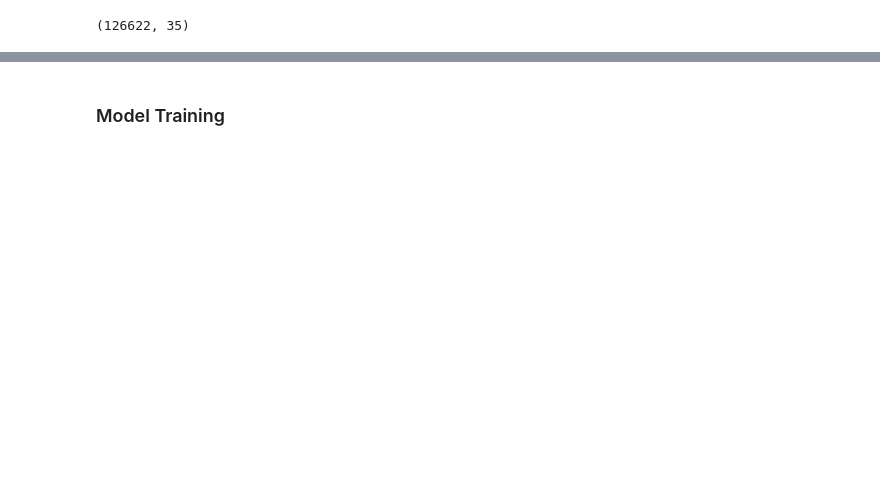
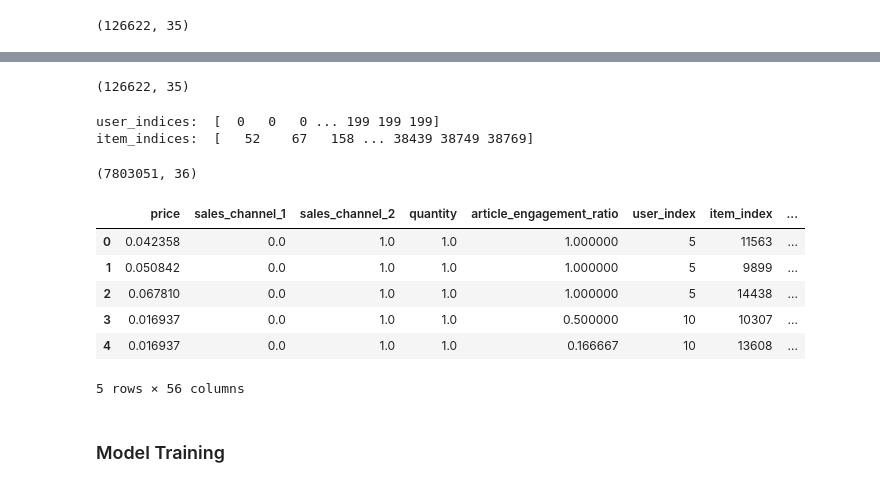
Before and after one commit to Afats/HnM-recco, a Jupyter notebook: hnm-notebook.ipynb, the cells around one changed output, grey strips where cells are left out. Drawn from its saved outputs; the diff is of its cells as text; code cells hidden in the pictures; blank space fills up the shorter version.

Commit message:
lightgbm updates

```diff
--- a/hnm-notebook.ipynb
+++ b/hnm-notebook.ipynb
@@ -1123,7 +1123,4 @@ Index(['price', 'sales_channel_1', 'sales_channel_2', 'quantity',
 | 4 | 0.016937 | False | True | 1.0 | 0.166667 | 10 | 13608 | ... |
 5 rows × 35 columns
 # %%
-final_df['index_code'] = pd.to_numeric(final_df['index_code'], errors='coerce')
 final_df['RFM Score'] = pd.to_numeric(final_df['RFM Score'], errors='coerce')
-
-# final_df.dtypes
@@ -1138,0 +1146,5 @@ print(final_df.shape)
+# %%
+final_df.head()
+print(final_df.shape)
+# %% [output]
+(126622, 35)
@@ -1138,0 +1158,66 @@ print(final_df.shape)
+# %%
+# load user_item_matrix from pickle file
+
+with open('user_item_matrix_200.pkl', 'rb') as f:
+    user_item_matrix = pickle.load(f)
+
+user_item_matrix = user_item_matrix.toarray()
+
+# extract indices of non-zero elements
+user_purchased_indices, item_purchased_indices = user_item_matrix.nonzero()
+
+print('user_purchased_indices: ', user_indices)
+print('item_purchased_indices: ', item_indices)
+# %% [output]
+user_indices:  [  0   0   0 ... 199 199 199]
+item_indices:  [   52    67   158 ... 38439 38749 38769]
+# %%
+# create a list to hold the dummy data
+
+# load final_df from pickle file for clean processing
+with open('lightgbm/final_df.pkl', 'rb') as f:
+    final_df = pickle.load(f)
+
+dummy_data = []
+
+# get the unique user and item indices from final_df
+users = final_df['user_index'].unique()
+items = final_df['item_index'].unique()
+
+# final_df.shape[1]
+# loop through all possible user-item pairs
+for user in users:
+    for item in items:
+        # check if the user-item pair has an interaction in the sparse matrix
+        if user_item_matrix[user, item] == 1:
+            # if it does, set the target of the corresponding row in final_df to 1
+            final_df.loc[(final_df['user_index'] == user) & (final_df['item_index'] == item), 'target'] = 1
+        else:
+            # if it doesn't, add a row to the dummy data with target = 0 and stub values for other columns
+            dummy_data.append([user, item] + [np.nan] * (final_df.shape[1] - 2))
+
+
+dummy_df = pd.DataFrame(dummy_data, columns=['user_index', 'item_index'] + list(final_df.columns.drop(['user_index', 'item_index'])))
+dummy_df['target'] = 0  # set target to 0 for the dummy data
+final_df = pd.concat([final_df, dummy_df], ignore_index=True)
+
+final_df.shape
+# %% [output]
+(7803051, 36)
+# %%
+# drop recency	frequency	monetary_value columns
+final_df = final_df.drop(['recency', 'frequency', 'monetary_value'], axis=1)
+# %%
+# one-hot encode garment_group_no and index_group_no columns
+one_hot_cols = ['garment_group_no', 'index_group_no']
+final_df = pd.get_dummies(final_df, columns=one_hot_cols)
+
+final_df.head()
+# %% [output]
+|  | price | sales_channel_1 | sales_channel_2 | quantity | article_engagement_ratio | user_index | item_index | ... |
+| 0 | 0.042358 | 0.0 | 1.0 | 1.0 | 1.000000 | 5 | 11563 | ... |
+| 1 | 0.050842 | 0.0 | 1.0 | 1.0 | 1.000000 | 5 | 9899 | ... |
+| 2 | 0.067810 | 0.0 | 1.0 | 1.0 | 1.000000 | 5 | 14438 | ... |
+| 3 | 0.016937 | 0.0 | 1.0 | 1.0 | 0.500000 | 10 | 10307 | ... |
+| 4 | 0.016937 | 0.0 | 1.0 | 1.0 | 0.166667 | 10 | 13608 | ... |
+5 rows × 56 columns
```
Also changed, not shown: parts of 6 cells of this notebook.
